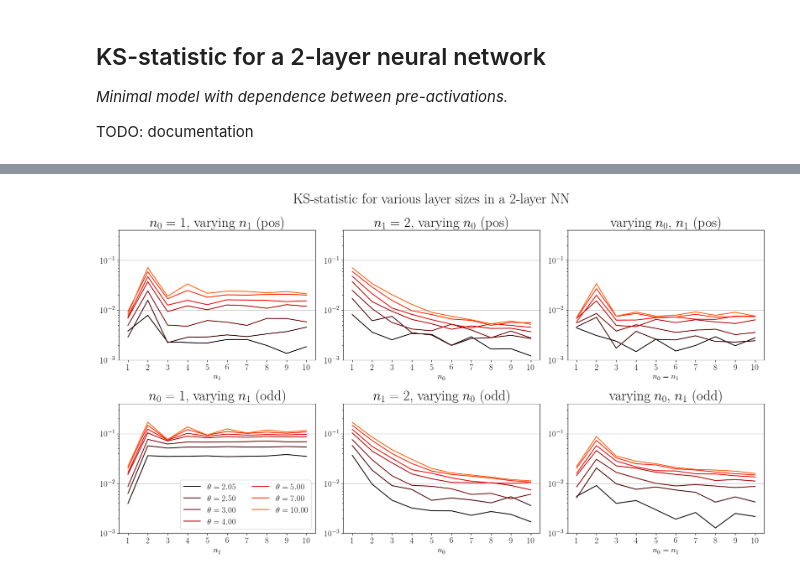
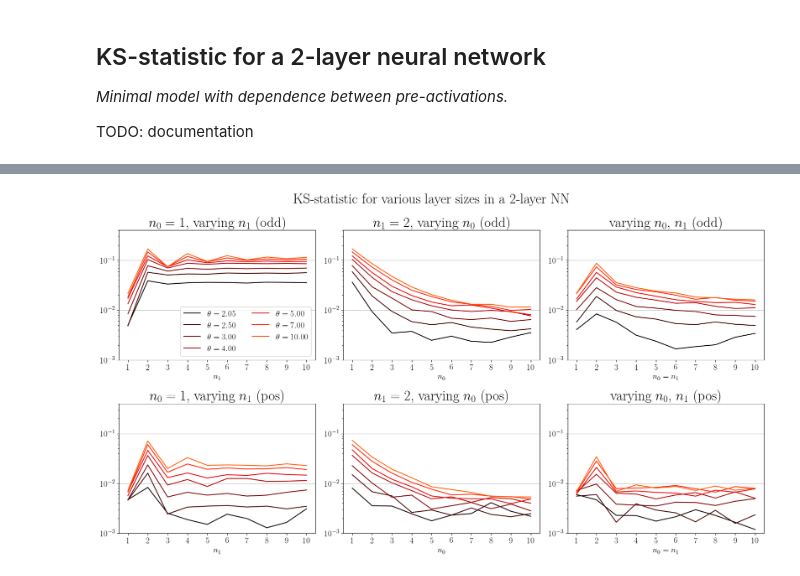
Before and after one commit to p-wol/gaussian-preact, a Jupyter notebook: Example03_Gaussianity.ipynb, the cells around one changed output, grey strips where cells are left out. Cells and saved outputs as stored; diff of their text form; code cells hidden in the pictures.

```diff
--- a/Example03_Gaussianity.ipynb
+++ b/Example03_Gaussianity.ipynb
@@ -29,6 +30,7 @@ path_objects = './objects/'
 #lst_theta = [2.05, 2.1, 2.2, 2.5, 3., 4., 5., 6., 7., 8., 9., 10.]    # extensive
 lst_theta = [2.05, 2.50, 3.00, 4.00, 5.00, 7.00, 10.00]    # as in the paper
 #lst_theta = [2.11]    # for testing
+lst_act_types = ['odd', 'pos']
 # %% [markdown]
 # Preliminary loads and plots
 # %%
@@ -165,12 +166,0 @@ for theta in lst_theta:
-# %%
-dct_ks_3 = {}
-
-for theta in lst_theta:
-    for act_type in ['odd', 'pos']:
-        dct_ks_3[(act_type, theta)] = []
-        for n in lst_nb_neur:
-            lst_nl = [n, n, 1]
-
-            x_in = torch.ones(1, in_dim).expand(n_samples, in_dim)
-            z = full_propagation(x_in, lst_nl, dct_samplers[theta], dct_activations[act_type, theta])
-            dct_ks_3[act_type, theta].append(stats.kstest(z, stats.norm.cdf)[0])
@@ -177,60 +171,60 @@ for theta in lst_theta:
+# %%
+lst_ks = torch.load('Data_Init_KS_2layerNN_stat.pkl')
 # %%
+# Prepare the plots
 matplotlib.rcParams['figure.figsize'] = [17, 9.4]
 matplotlib.rc('font', size = 15, weight = 'normal')
 titlesize = 25
 
 y_min, y_max = 1e-3, 4e-1
 
 figure, axis = plt.subplots(2, 3)
 
-for idx, act_type in enumerate(['pos', 'odd']):
-    for theta in lst_theta:
-        axis[idx,0].plot(list(range(1, 11)), dct_ks_1[act_type, theta], label = r'$\theta = {:.2f}$'.format(theta),
-                c = build_color({'act_function': 'weibull', 'act_theta': theta}))
-    if idx == 1:
-        axis[idx,0].legend(ncol = 2)
-    axis[idx,0].set_title('$n_0 = 1$, varying $n_1$ ({})'.format(act_type), fontsize = titlesize)
+# Set up some variables
+def build_title_ks(idx_ks, act_type):
+    if idx_ks == 0:
+        return f'$n_0 = 1$, varying $n_1$ ({act_type})'
+    elif idx_ks == 1:
+        return f'$n_1 = 2$, varying $n_0$ ({act_type})'
+    elif idx_ks == 2:
+        return f'varying $n_0$, $n_1$ ({act_type})'
+    else:
+        raise IndexError(f'Index "idx_ks" should be in [0, 2], got {idx_ks}.')
 
-    axis[idx,0].set_yscale('log')
-    axis[idx,0].set_ylim(y_min, y_max)
+def build_label_x(idx_ks):
+    if idx_ks == 0:
+        return '$n_1$'
+    elif idx_ks == 1:
+        return '$n_0$'
+    elif idx_ks == 2:
+        return '$n_0 = n_1$'
+    else:
+        raise IndexError(f'Index "idx_ks" should be in [0, 2], got {idx_ks}.')
 
-    axis[idx,0].set_xlabel('$n_1$')
-    axis[idx,0].set_xticks(lst_nb_neur)
+for idx_ks, dct_ks in enumerate(lst_ks):
+    for idx, act_type in enumerate(['odd', 'pos']):
+        for theta in lst_theta:
+            axis[idx, idx_ks].plot(list(range(1, 11)), dct_ks[act_type, theta], label = r'$\theta = {:.2f}$'.format(theta),
+                    c = build_color({'act_function': 'weibull', 'act_theta': theta}))
 
-    # Varying Dmid, Din = 2
-    for theta in lst_theta:
-        axis[idx,1].plot(list(range(1, 11)), dct_ks_2[act_type, theta], label = r'$\theta = {:.2f}$'.format(theta),
-                c = build_color({'act_function': 'weibull', 'act_theta': theta}))
-    #axis[1].legend(ncol = 2)
-    axis[idx,1].set_title('$n_1 = 2$, varying $n_0$ ({})'.format(act_type), fontsize = titlesize)
+        axis[idx, idx_ks].set_title(build_title_ks(idx_ks, act_type), fontsize = titlesize)
 
-    axis[idx,1].set_yscale('log')
-    axis[idx,1].set_ylim(y_min, y_max)
+        axis[idx, idx_ks].set_yscale('log')
+        axis[idx, idx_ks].set_ylim(y_min, y_max)
 
-    axis[idx,1].set_xlabel('$n_0$')
-    axis[idx,1].set_xticks(lst_nb_neur)
-
-    # Varying Din, varying Dmid
-    for theta in lst_theta:
-        axis[idx,2].plot(list(range(1, 11)), dct_ks_3[act_type, theta], label = r'$\theta = {:.2f}$'.format(theta),
-                c = build_color({'act_function': 'weibull', 'act_theta': theta}))
-    #axis[2].legend(ncol = 2)
-    axis[idx,2].set_title('varying $n_0$, $n_1$ ({})'.format(act_type), fontsize = titlesize)
-
-    axis[idx,2].set_yscale('log')
-    axis[idx,2].set_ylim(y_min, y_max)
-
-    axis[idx,2].set_xticks(lst_nb_neur)
-    axis[idx,2].set_xlabel('$n_0 = n_1$')
+        axis[idx, idx_ks].set_xlabel(build_label_x(idx_ks))
+        axis[idx, idx_ks].set_xticks(lst_nb_neur)
 
 for i in range(2):
     for j in range(3):
         axis[i, j].grid(axis = 'y')
 
+axis[0,0].legend(ncol = 2)
+
 # Global title
 plt.suptitle('KS-statistic for various layer sizes in a 2-layer NN', fontsize = titlesize)
 
 plt.tight_layout()
-plt.savefig('Init_KS_2layerNN_pos_odd.pdf')
+plt.savefig('Plot_Init_KS_2layerNN.pdf')
 # %% [output]
-[figure, old version]
+[figure, new version]
```
Also changed, not shown: parts of 8 cells of this notebook, 2 other files.
